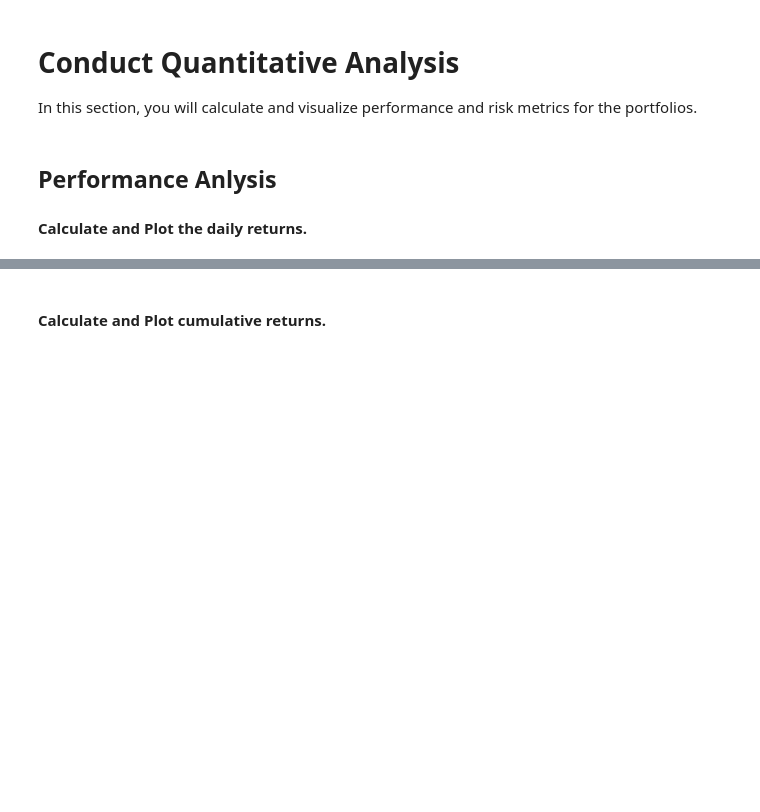
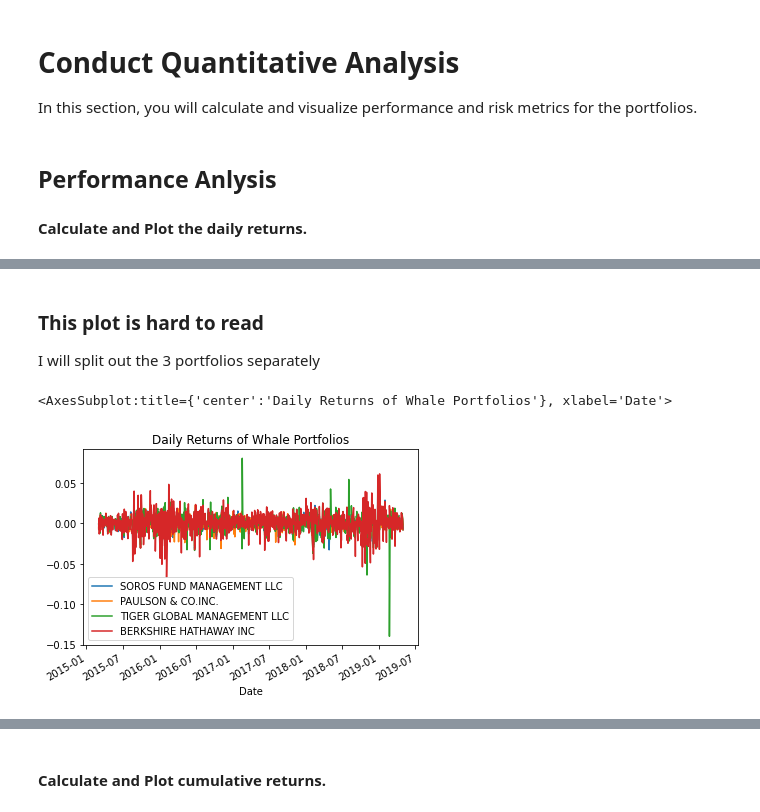
Before and after one commit to ankurgoel77/hw4-whale, a Jupyter notebook: whale_analysis.ipynb, the cells around one changed output, grey strips where cells are left out. Saved outputs shown, nothing was run; the diff lists cells and outputs as text; code cells hidden in the pictures; blank space fills up the shorter version.

```diff
--- a/whale_analysis.ipynb
+++ b/whale_analysis.ipynb
@@ -189,0 +205,8 @@ In this section, you will calculate and visualize performance and risk metrics f
+# %% [markdown]
+### This plot is hard to read
+I will split out the 3 portfolios separately
+# %%
+whale_returns.plot(title="Daily Returns of Whale Portfolios")
+# %% [output]
+<AxesSubplot:title={'center':'Daily Returns of Whale Portfolios'}, xlabel='Date'>
+[figure, added]
```
Also changed, not shown: parts of 8 cells of this notebook.
